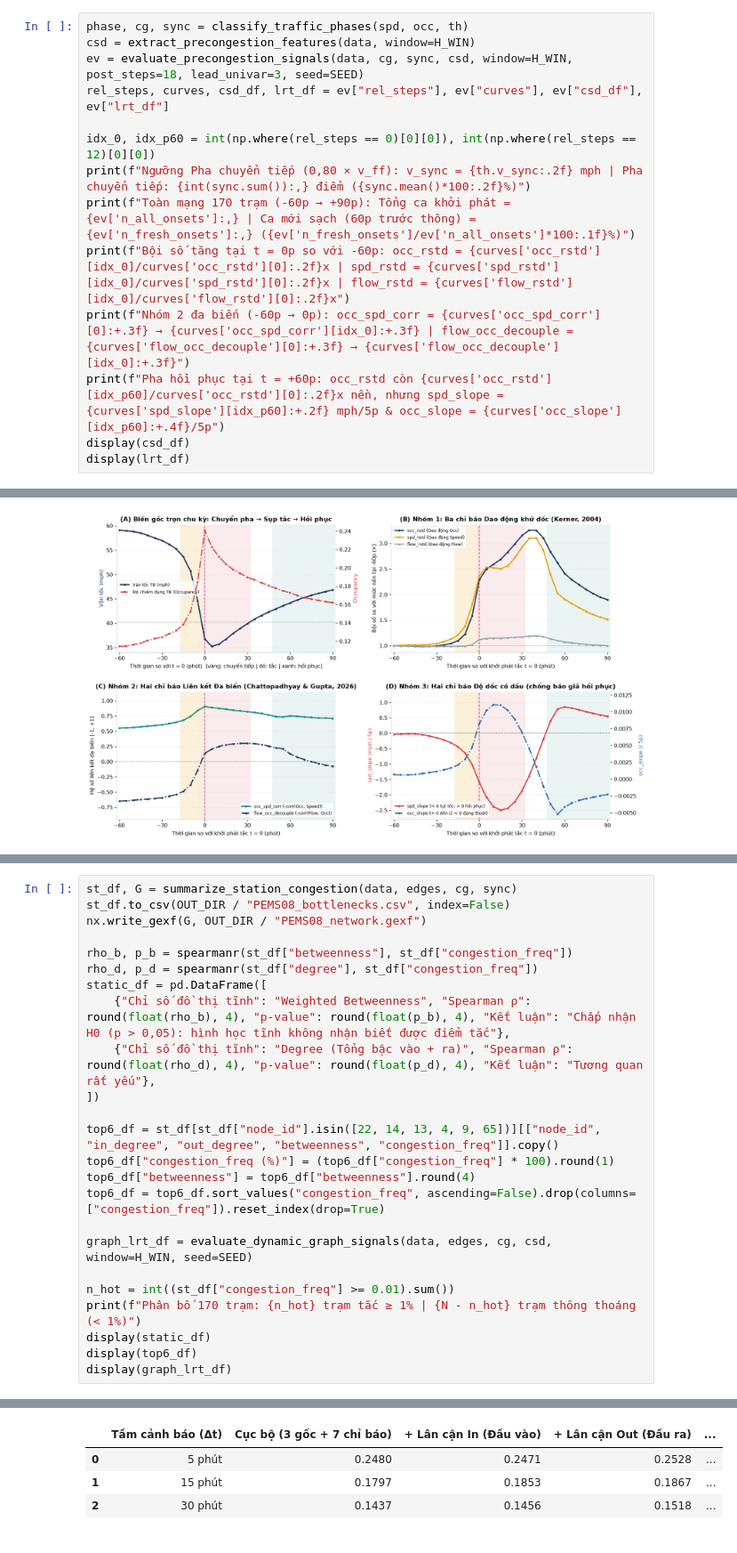
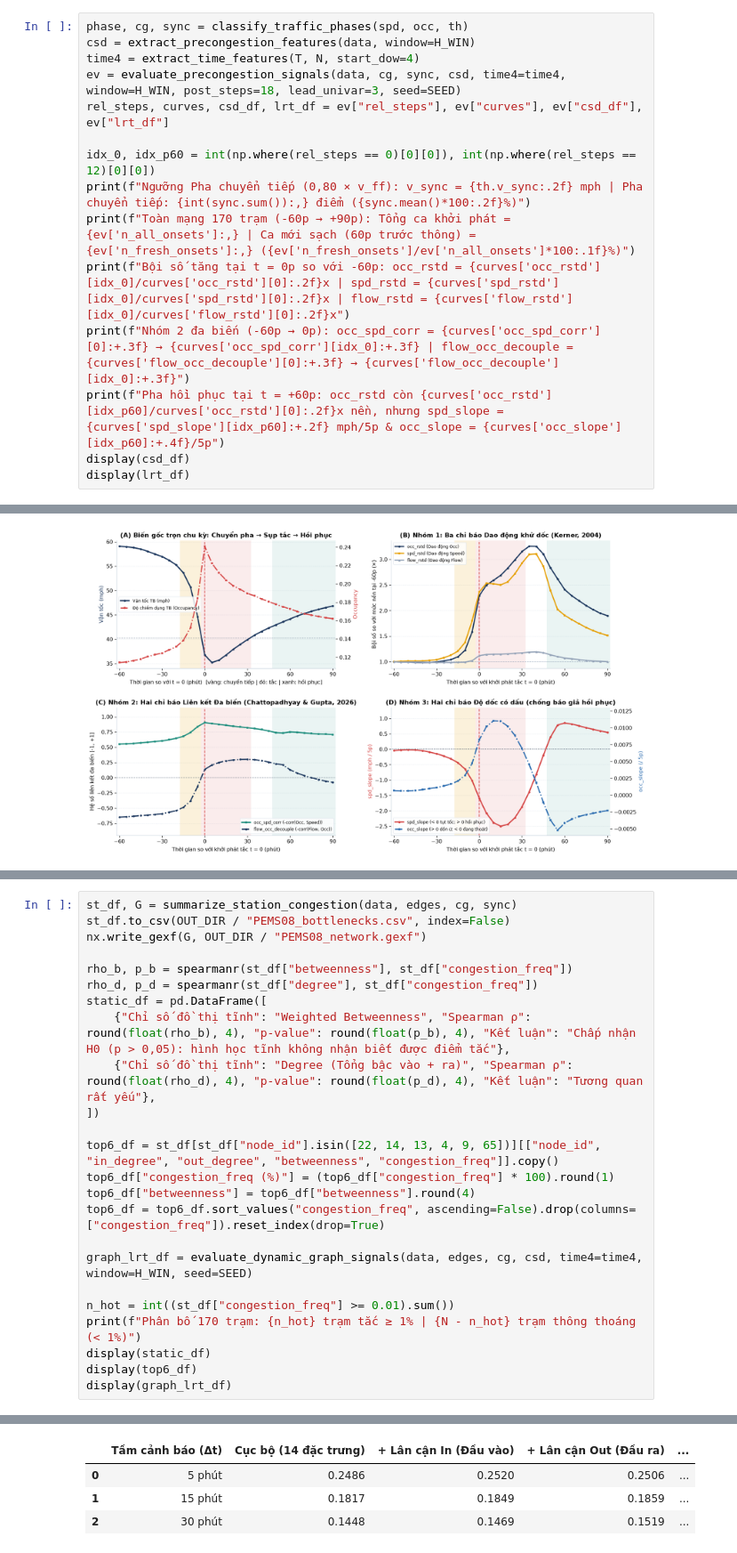
Before and after one commit to Dai-Nguyen1506/gat-traffic-warning, a Jupyter notebook: notebooks/03_EDA_and_Bottleneck_Analysis.ipynb, the cells around one changed output, grey strips where cells are left out. Shown at 89% size. Drawn from its saved outputs; the diff is of its cells as text.

```diff
--- a/notebooks/03_EDA_and_Bottleneck_Analysis.ipynb
+++ b/notebooks/03_EDA_and_Bottleneck_Analysis.ipynb
@@ -181,7 +179,8 @@ Từ điều kiện Tắc nghẽn thực $C_i(t) = 1$ ở Phần 2, ta xác lậ
 # %%
 phase, cg, sync = classify_traffic_phases(spd, occ, th)
 csd = extract_precongestion_features(data, window=H_WIN)
-ev = evaluate_precongestion_signals(data, cg, sync, csd, window=H_WIN, post_steps=18, lead_univar=3, seed=SEED)
+time4 = extract_time_features(T, N, start_dow=4)
+ev = evaluate_precongestion_signals(data, cg, sync, csd, time4=time4, window=H_WIN, post_steps=18, lead_univar=3, seed=SEED)
 rel_steps, curves, csd_df, lrt_df = ev["rel_steps"], ev["curves"], ev["csd_df"], ev["lrt_df"]
 
 idx_0, idx_p60 = int(np.where(rel_steps == 0)[0][0]), int(np.where(rel_steps == 12)[0][0])
@@ -248,38 +247,38 @@ nx.write_gexf(G, OUT_DIR / "PEMS08_network.gexf")
 rho_b, p_b = spearmanr(st_df["betweenness"], st_df["congestion_freq"])
 rho_d, p_d = spearmanr(st_df["degree"], st_df["congestion_freq"])
 static_df = pd.DataFrame([
     {"Chỉ số đồ thị tĩnh": "Weighted Betweenness", "Spearman ρ": round(float(rho_b), 4), "p-value": round(float(p_b), 4), "Kết luận": "Chấp nhận H0 (p > 0,05): hình học tĩnh không nhận biết được điểm tắc"},
     {"Chỉ số đồ thị tĩnh": "Degree (Tổng bậc vào + ra)", "Spearman ρ": round(float(rho_d), 4), "p-value": round(float(p_d), 4), "Kết luận": "Tương quan rất yếu"},
 ])
 
 top6_df = st_df[st_df["node_id"].isin([22, 14, 13, 4, 9, 65])][["node_id", "in_degree", "out_degree", "betweenness", "congestion_freq"]].copy()
 top6_df["congestion_freq (%)"] = (top6_df["congestion_freq"] * 100).round(1)
 top6_df["betweenness"] = top6_df["betweenness"].round(4)
 top6_df = top6_df.sort_values("congestion_freq", ascending=False).drop(columns=["congestion_freq"]).reset_index(drop=True)
 
-graph_lrt_df = evaluate_dynamic_graph_signals(data, edges, cg, csd, window=H_WIN, seed=SEED)
+graph_lrt_df = evaluate_dynamic_graph_signals(data, edges, cg, csd, time4=time4, window=H_WIN, seed=SEED)
 
 n_hot = int((st_df["congestion_freq"] >= 0.01).sum())
 print(f"Phân bố 170 trạm: {n_hot} trạm tắc ≥ 1% | {N - n_hot} trạm thông thoáng (< 1%)")
 display(static_df)
 display(top6_df)
 display(graph_lrt_df)
 # %% [output]
 Phân bố 170 trạm: 47 trạm tắc ≥ 1% | 123 trạm thông thoáng (< 1%)
 |  | Chỉ số đồ thị tĩnh | Spearman ρ | p-value | Kết luận |
 | 0 | Weighted Betweenness | 0.0654 | 0.3966 | Chấp nhận H0 (p > 0,05): hình học... |
 | 1 | Degree (Tổng bậc vào + ra) | 0.1859 | 0.0152 | Tương quan rất yếu |
 |  | node_id | in_degree | out_degree | betweenness | congestion_freq (%) |
 | 0 | 22 | 4 | 4 | 0.0711 | 30.8 |
 | 1 | 13 | 4 | 5 | 0.0476 | 20.4 |
 | 2 | 14 | 4 | 5 | 0.0622 | 20.4 |
 | 3 | 4 | 3 | 3 | 0.0111 | 18.2 |
 | 4 | 9 | 0 | 3 | 0.0000 | 18.1 |
 | 5 | 65 | 1 | 2 | 0.0047 | 15.7 |
-|  | Tầm cảnh báo (Δt) | Cục bộ (3 gốc + 7 chỉ báo) | + Lân cận In (Đầu vào) | + Lân cận Out (Đầu ra) | ... |
-| 0 | 5 phút | 0.2480 | 0.2471 | 0.2528 | ... |
-| 1 | 15 phút | 0.1797 | 0.1853 | 0.1867 | ... |
-| 2 | 30 phút | 0.1437 | 0.1456 | 0.1518 | ... |
+|  | Tầm cảnh báo (Δt) | Cục bộ (14 đặc trưng) | + Lân cận In (Đầu vào) | + Lân cận Out (Đầu ra) | ... |
+| 0 | 5 phút | 0.2486 | 0.2520 | 0.2506 | ... |
+| 1 | 15 phút | 0.1817 | 0.1849 | 0.1859 | ... |
+| 2 | 30 phút | 0.1448 | 0.1469 | 0.1519 | ... |
 # %%
 plot_spatial_and_graph(G, st_df, graph_lrt_df, float(rho_b), float(p_b), FIG_DIR / "nb03_spatial_and_betweenness.png")
 # %% [output]
```
Also changed, not shown: parts of 9 cells of this notebook, 7 other files.
